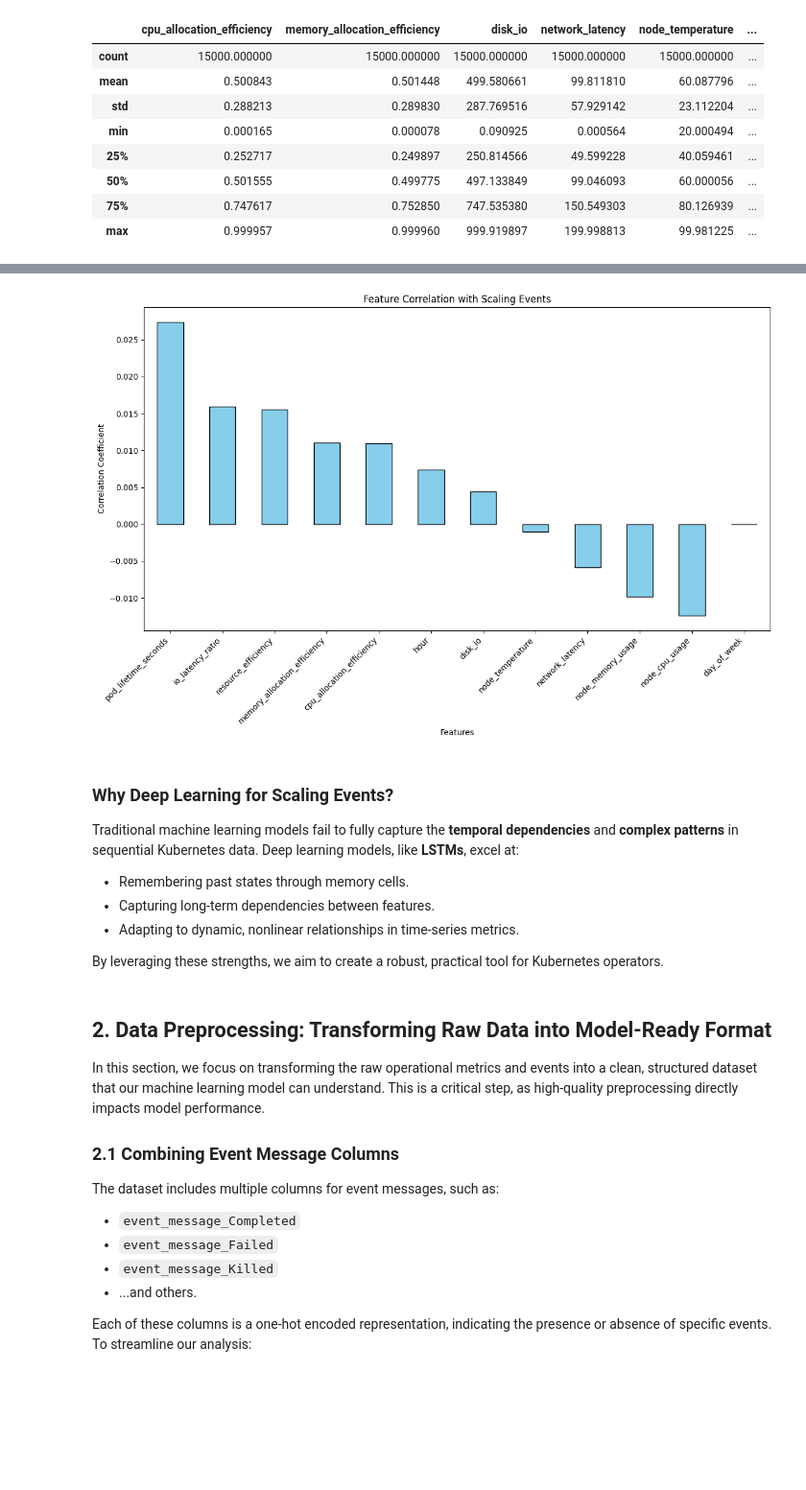
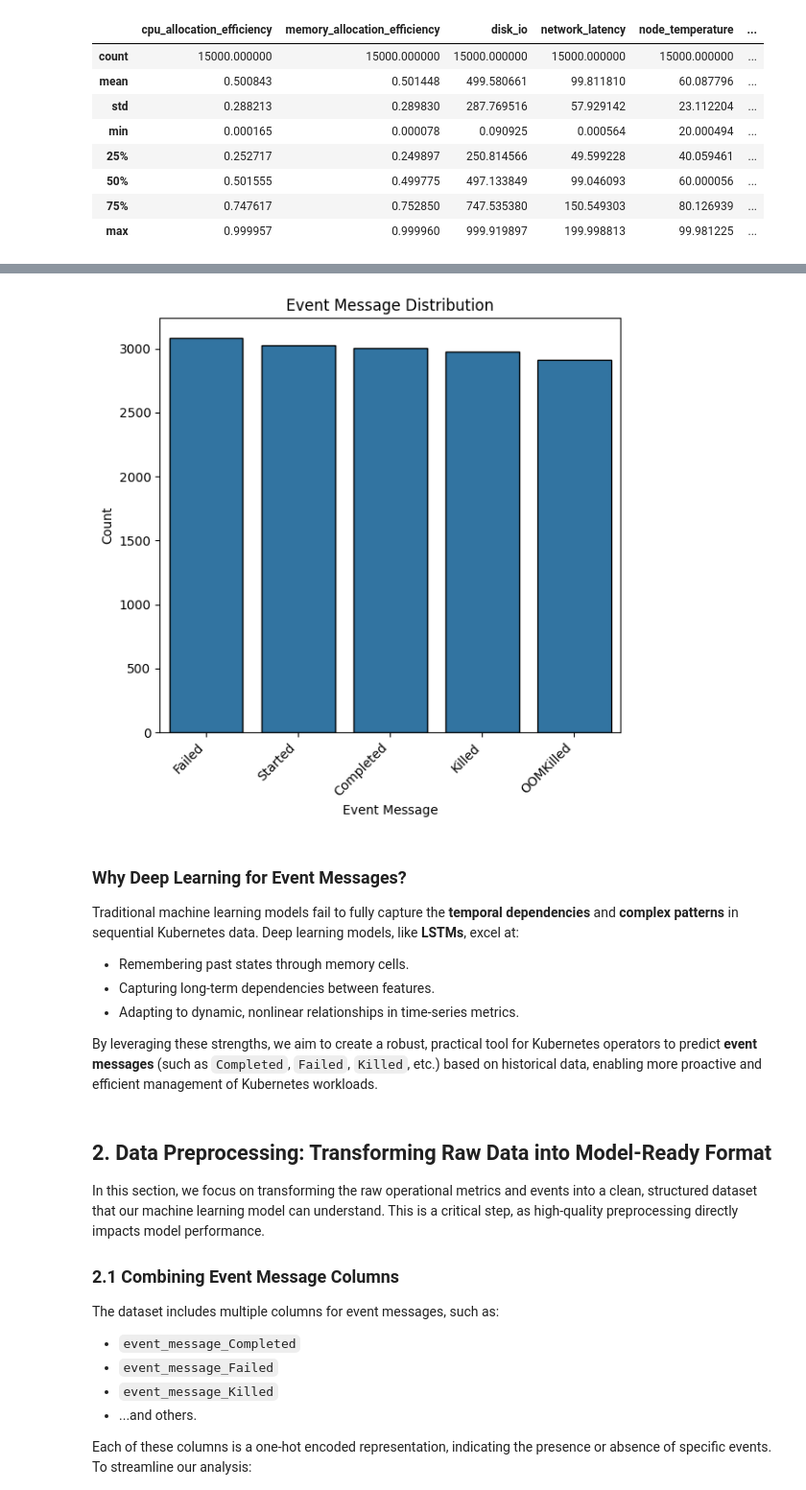
Before and after one commit to gsampaio-rh/aiops_101, a Jupyter notebook: 7-Advanced-Deep-Learning.ipynb, the cells around one changed output, grey strips where cells are left out. Shown at 96% size. Saved outputs shown, nothing was run; the diff lists cells and outputs as text; code cells hidden in the pictures; blank space fills up the shorter version.

```diff
--- a/7-Advanced-Deep-Learning.ipynb
+++ b/7-Advanced-Deep-Learning.ipynb
@@ -145,32 +144,35 @@ plt.show()
-# %%
-# Exclude non-numeric columns
-numeric_df = df.select_dtypes(include=["float64", "int64"])
-
-# Calculate correlation with 'scaling_event'
-scaling_event_correlation = numeric_df.corr()["scaling_event"].drop("scaling_event")
-
-# Plot the correlation as a bar chart
-plt.figure(figsize=(12, 8))
-scaling_event_correlation.sort_values(ascending=False).plot(
-    kind="bar", color="skyblue", edgecolor="black"
-)
-plt.title("Feature Correlation with Scaling Events")
-plt.xlabel("Features")
-plt.ylabel("Correlation Coefficient")
-plt.xticks(rotation=45, ha="right")
-plt.tight_layout()
-plt.show()
-# %% [output]
-[figure, removed]
+# %%
+# Create the 'event_message' column based on the one-hot encoded columns
+df["event_message"] = df[event_message_columns].idxmax(axis=1)
+df["event_message"] = df["event_message"].str.replace("event_message_", "")
+
+# Count the occurrences of each event message
+event_message_counts = df["event_message"].value_counts()
+
+# Plotting the bar chart of event messages
+plt.figure(figsize=(6, 6))
+sns.barplot(
+    x=event_message_counts.index,
+    y=event_message_counts.values,
+    edgecolor="black",
+)
+plt.title("Event Message Distribution")
+plt.xlabel("Event Message")
+plt.ylabel("Count")
+plt.xticks(rotation=45, ha="right")
+plt.tight_layout()
+plt.show()
+# %% [output]
+[figure, added]
 # %% [markdown]
-### Why Deep Learning for Scaling Events?
+### Why Deep Learning for Event Messages?
 
 Traditional machine learning models fail to fully capture the **temporal dependencies** and **complex patterns** in sequential Kubernetes data. Deep learning models, like **LSTMs**, excel at:
 - Remembering past states through memory cells.
 - Capturing long-term dependencies between features.
 - Adapting to dynamic, nonlinear relationships in time-series metrics.
 
-By leveraging these strengths, we aim to create a robust, practical tool for Kubernetes operators.
+By leveraging these strengths, we aim to create a robust, practical tool for Kubernetes operators to predict **event messages** (such as `Completed`, `Failed`, `Killed`, etc.) based on historical data, enabling more proactive and efficient management of Kubernetes workloads.
 # %% [markdown]
 ## 2. Data Preprocessing: Transforming Raw Data into Model-Ready Format
 
```
Also changed, not shown: parts of 19 cells of this notebook, 1 other file.
